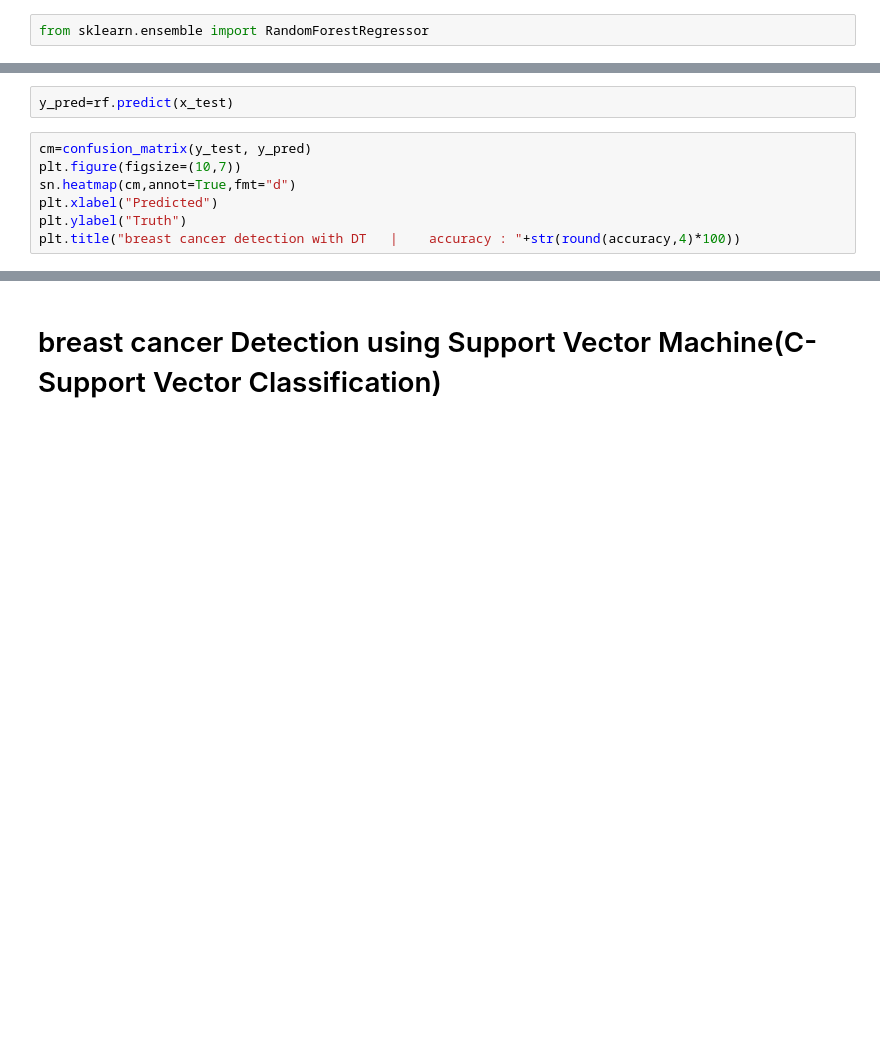
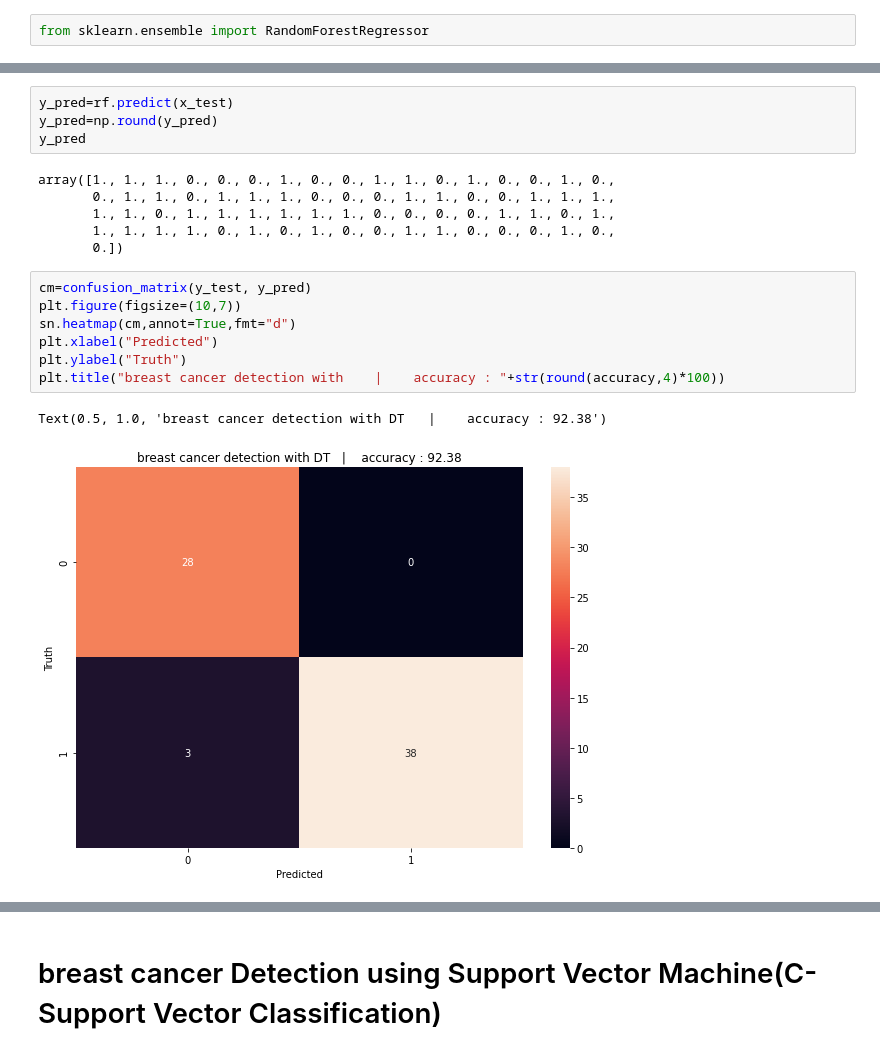
Before and after one commit to tirtharajsinha/Breast_cancer_detection_with_CNN, a Jupyter notebook: sub_code/breast_cancer_detection_with_ML.ipynb, the cells around one changed output, grey strips where cells are left out. Saved outputs shown, nothing was run; the diff lists cells and outputs as text; blank space fills up the shorter version.

```diff
--- a/sub_code/breast_cancer_detection_with_ML.ipynb
+++ b/sub_code/breast_cancer_detection_with_ML.ipynb
@@ -501,11 +490,22 @@ accuracy
 # %%
 y_pred=rf.predict(x_test)
+y_pred=np.round(y_pred)
+y_pred
+# %% [output]
+array([1., 1., 1., 0., 0., 0., 1., 0., 0., 1., 1., 0., 1., 0., 0., 1., 0.,
+       0., 1., 1., 0., 1., 1., 1., 0., 0., 0., 1., 1., 0., 0., 1., 1., 1.,
+       1., 1., 0., 1., 1., 1., 1., 1., 1., 0., 0., 0., 0., 1., 1., 0., 1.,
+       1., 1., 1., 1., 0., 1., 0., 1., 0., 0., 1., 1., 0., 0., 0., 1., 0.,
+       0.])
 # %%
 cm=confusion_matrix(y_test, y_pred)
 plt.figure(figsize=(10,7))
 sn.heatmap(cm,annot=True,fmt="d")
 plt.xlabel("Predicted")
 plt.ylabel("Truth")
-plt.title("breast cancer detection with DT   |    accuracy : "+str(round(accuracy,4)*100))
+plt.title("breast cancer detection with    |    accuracy : "+str(round(accuracy,4)*100))
+# %% [output]
+Text(0.5, 1.0, 'breast cancer detection with DT   |    accuracy : 92.38')
+[figure, added]
 # %%
 print(classification_report(y_test,y_pred))
```
Also changed, not shown: parts of 43 cells of this notebook.
